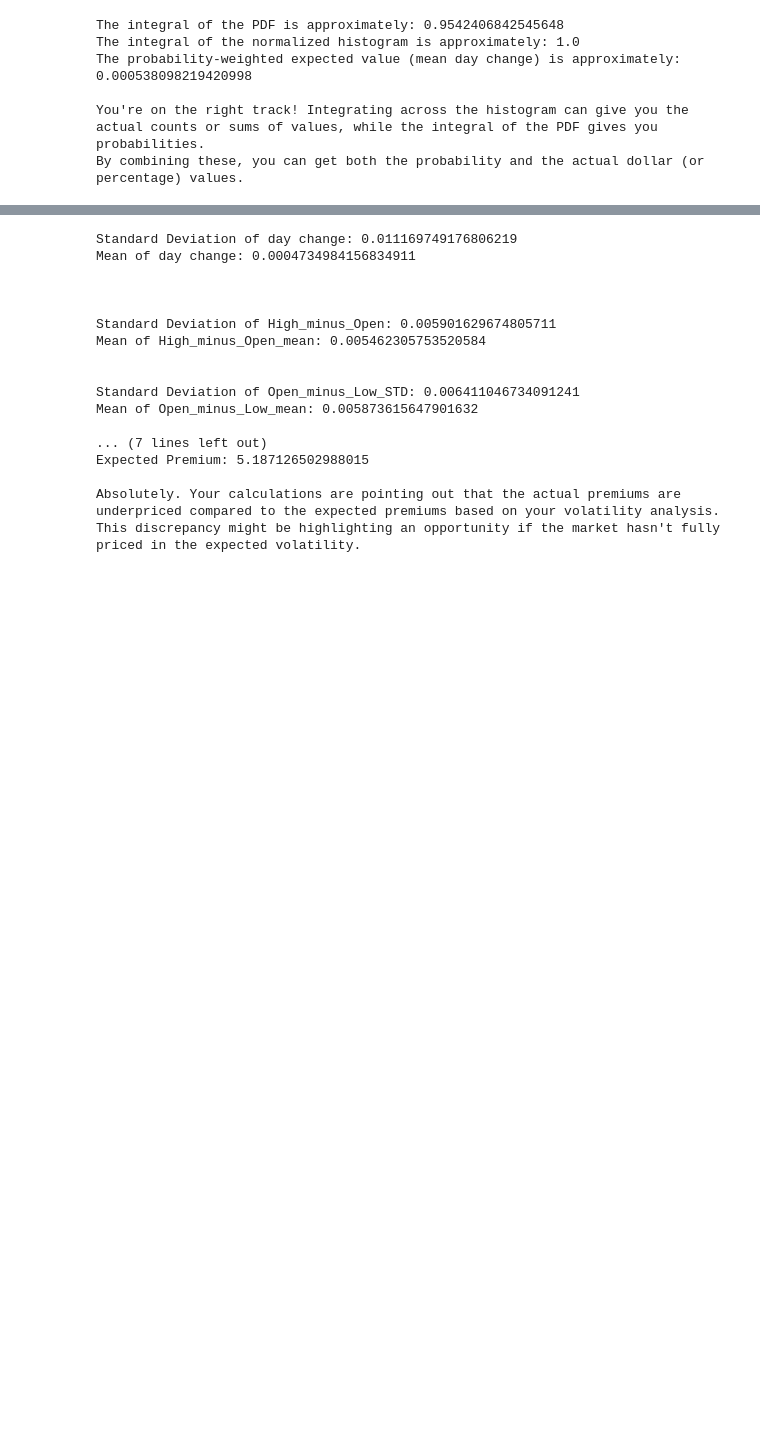
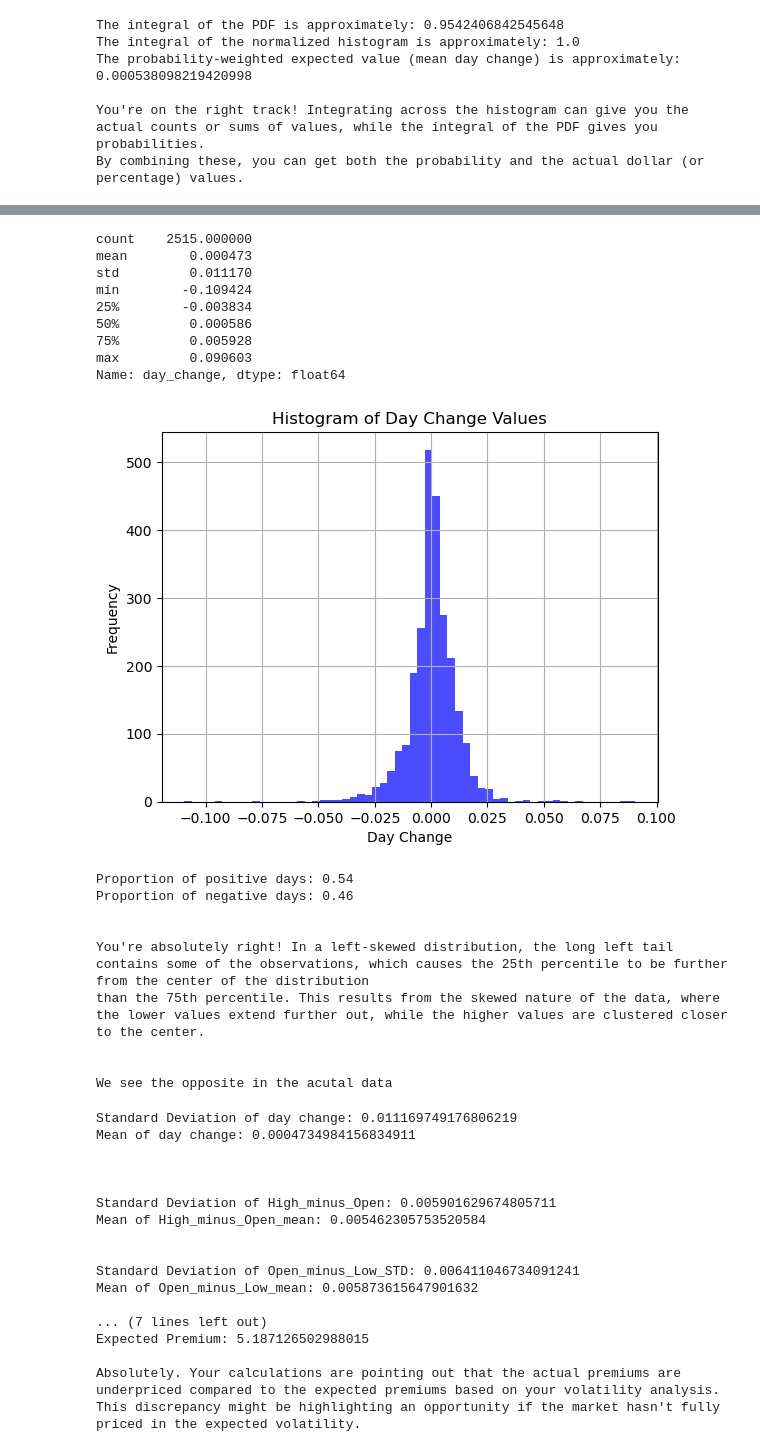
Before and after one commit to Nicholas-Sanso/SPY_Behavior, a Jupyter notebook: spy_full.ipynb, the cells around one changed output, grey strips where cells are left out. Drawn from its saved outputs; the diff is of its cells as text; code cells hidden in the pictures; blank space fills up the shorter version.

```diff
--- a/spy_full.ipynb
+++ b/spy_full.ipynb
@@ -261,3 +271,50 @@ The expected value for the 64th percentile of day change is approximately: 7.789
+# %%
+# Basic statistics of day_change
+print(data['day_change'].describe())
+
+# Histogram of day_change values
+plt.hist(data['day_change'], bins=60, color='blue', alpha=0.7)
+plt.xlabel('Day Change')
+plt.ylabel('Frequency')
+plt.title('Histogram of Day Change Values')
+plt.grid(True)
+plt.show()
+
+# Proportion of positive and negative day changes
+positive_days = np.sum(data['day_change'] > 0) / len(data['day_change'])
+negative_days = np.sum(data['day_change'] < 0) / len(data['day_change'])
+
+print(f"Proportion of positive days: {positive_days:.2f}")
+print(f"Proportion of negative days: {negative_days:.2f}")
+
+print('''
+
+You're absolutely right! In a left-skewed distribution, the long left tail contains some of the observations, which causes the 25th percentile to be further from the center of the distribution
+than the 75th percentile. This results from the skewed nature of the data, where the lower values extend further out, while the higher values are clustered closer to the center.
+
+
+We see the opposite in the acutal data
+''')
+# %% [output]
+count    2515.000000
+mean        0.000473
+std         0.011170
+min        -0.109424
+25%        -0.003834
+50%         0.000586
+75%         0.005928
+max         0.090603
+Name: day_change, dtype: float64
+[figure, added]
+Proportion of positive days: 0.54
+Proportion of negative days: 0.46
+
+
+You're absolutely right! In a left-skewed distribution, the long left tail contains some of the observations, which causes the 25th percentile to be further from the center of the distribution
+than the 75th percentile. This results from the skewed nature of the data, where the lower values extend further out, while the higher values are clustered closer to the center.
+
+
+We see the opposite in the acutal data
 # %%
 day_change_STD= data['day_change'].std()
 day_change_mean= data['day_change'].mean()
```
Also changed, not shown: parts of 3 cells of this notebook.
